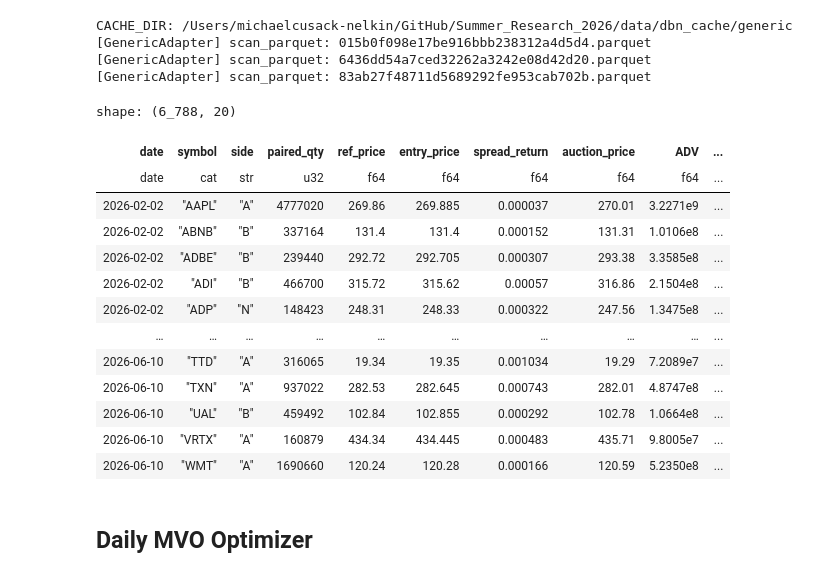
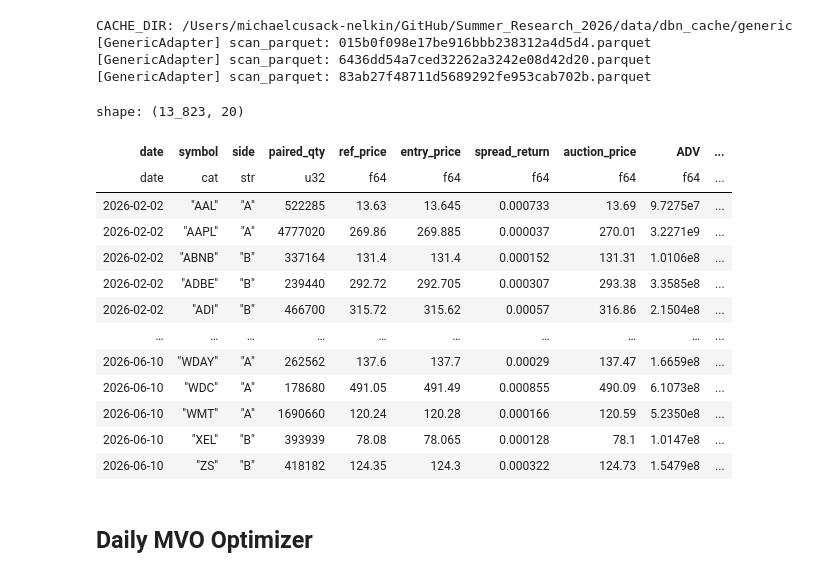
Before and after one commit to MichaelCusackNelkin/Summer_Research_2026, a Jupyter notebook: optimizer/optimal_portfolio.ipynb, the cells around one changed output. Saved outputs shown, nothing was run; the diff lists cells and outputs as text; code cells hidden in the pictures.

```diff
--- a/optimizer/optimal_portfolio.ipynb
+++ b/optimizer/optimal_portfolio.ipynb
@@ -30,7 +30,7 @@ print(f"CACHE_DIR: {CACHE_DIR}")
 
 with open("../universe.txt", "r") as f:
     UNIVERSE = [line.strip() for line in f]
-with open("../top_100_universe.txt", "r") as f:
+with open("../top_250_universe.txt", "r") as f:
     ACTIVE_SET = [s for s in [line.strip() for line in f] if s not in ['CRCL', 'OMDA']]
 START = "2025-06-11"
 END = "2026-06-11"
@@ -183,46 +183,46 @@ data = (
         ).alias("signed_dollar_imbalance")
     )
     .drop(["total_imbalance_qty"])
     .drop_nulls()
     .with_columns(
         (
             pl.when(pl.col("paired_dollars") != 0).then(pl.col("signed_dollar_imbalance") / pl.col("paired_dollars"))
             .otherwise(0)
         ).alias("net_signed_imb"),
         (
             (pl.col("auction_price") - pl.col("entry_price")) / pl.col("entry_price")
         ).alias("return_to_close")
     )
     .with_columns(
         (pl.col("return_to_close") - pl.col("return_to_close").mean().over("date")).alias("close_return_xm"),
         (pl.col("recent_return") - pl.col("recent_return").mean().over("date")).alias("recent_return_xm"),
         (
             ((pl.col("net_signed_imb").rank().over(pl.col("date")) - pl.col("net_signed_imb").rank().min().over(pl.col("date")))
              / (pl.col("net_signed_imb").rank().max().over(pl.col("date")) - pl.col("net_signed_imb").rank().min().over(pl.col("date"))))
              * 2 - 1
         ).alias("norm_rank_net_imb"),
     )
     .with_columns(
         (pl.col("norm_rank_net_imb") * pl.col("recent_return_xm")).alias("norm_rank_net_x_recent_xm"),
     )
 )
-test_data = data.filter(pl.col("date").is_between(pl.date(2026,2,1), pl.date(2026,6,11), closed="left"))
+test_data = data.filter(pl.col("date").is_between(pl.date(2026,2,1), pl.date(2026,6,11), closed="both"))
 test_data
 # %% [output]
-shape: (6_788, 20)
+shape: (13_823, 20)
 | date | symbol | side | paired_qty | ref_price | entry_price | spread_return | auction_price | ADV | ... |
 | date | cat | str | u32 | f64 | f64 | f64 | f64 | f64 | ... |
+| 2026-02-02 | "AAL" | "A" | 522285 | 13.63 | 13.645 | 0.000733 | 13.69 | 9.7275e7 | ... |
 | 2026-02-02 | "AAPL" | "A" | 4777020 | 269.86 | 269.885 | 0.000037 | 270.01 | 3.2271e9 | ... |
 | 2026-02-02 | "ABNB" | "B" | 337164 | 131.4 | 131.4 | 0.000152 | 131.31 | 1.0106e8 | ... |
 | 2026-02-02 | "ADBE" | "B" | 239440 | 292.72 | 292.705 | 0.000307 | 293.38 | 3.3585e8 | ... |
 | 2026-02-02 | "ADI" | "B" | 466700 | 315.72 | 315.62 | 0.00057 | 316.86 | 2.1504e8 | ... |
-| 2026-02-02 | "ADP" | "N" | 148423 | 248.31 | 248.33 | 0.000322 | 247.56 | 1.3475e8 | ... |
 | … | … | … | … | … | … | … | … | … | ... |
-| 2026-06-10 | "TTD" | "A" | 316065 | 19.34 | 19.35 | 0.001034 | 19.29 | 7.2089e7 | ... |
-| 2026-06-10 | "TXN" | "A" | 937022 | 282.53 | 282.645 | 0.000743 | 282.01 | 4.8747e8 | ... |
-| 2026-06-10 | "UAL" | "B" | 459492 | 102.84 | 102.855 | 0.000292 | 102.78 | 1.0664e8 | ... |
-| 2026-06-10 | "VRTX" | "A" | 160879 | 434.34 | 434.445 | 0.000483 | 435.71 | 9.8005e7 | ... |
+| 2026-06-10 | "WDAY" | "A" | 262562 | 137.6 | 137.7 | 0.00029 | 137.47 | 1.6659e8 | ... |
+| 2026-06-10 | "WDC" | "A" | 178680 | 491.05 | 491.49 | 0.000855 | 490.09 | 6.1073e8 | ... |
 | 2026-06-10 | "WMT" | "A" | 1690660 | 120.24 | 120.28 | 0.000166 | 120.59 | 5.2350e8 | ... |
+| 2026-06-10 | "XEL" | "B" | 393939 | 78.08 | 78.065 | 0.000128 | 78.1 | 1.0147e8 | ... |
+| 2026-06-10 | "ZS" | "B" | 418182 | 124.35 | 124.3 | 0.000322 | 124.73 | 1.5479e8 | ... |
 # %% [markdown]
 ## Daily MVO Optimizer
 # %%
```
Also changed, not shown: parts of 13 cells of this notebook, 9 other files.
